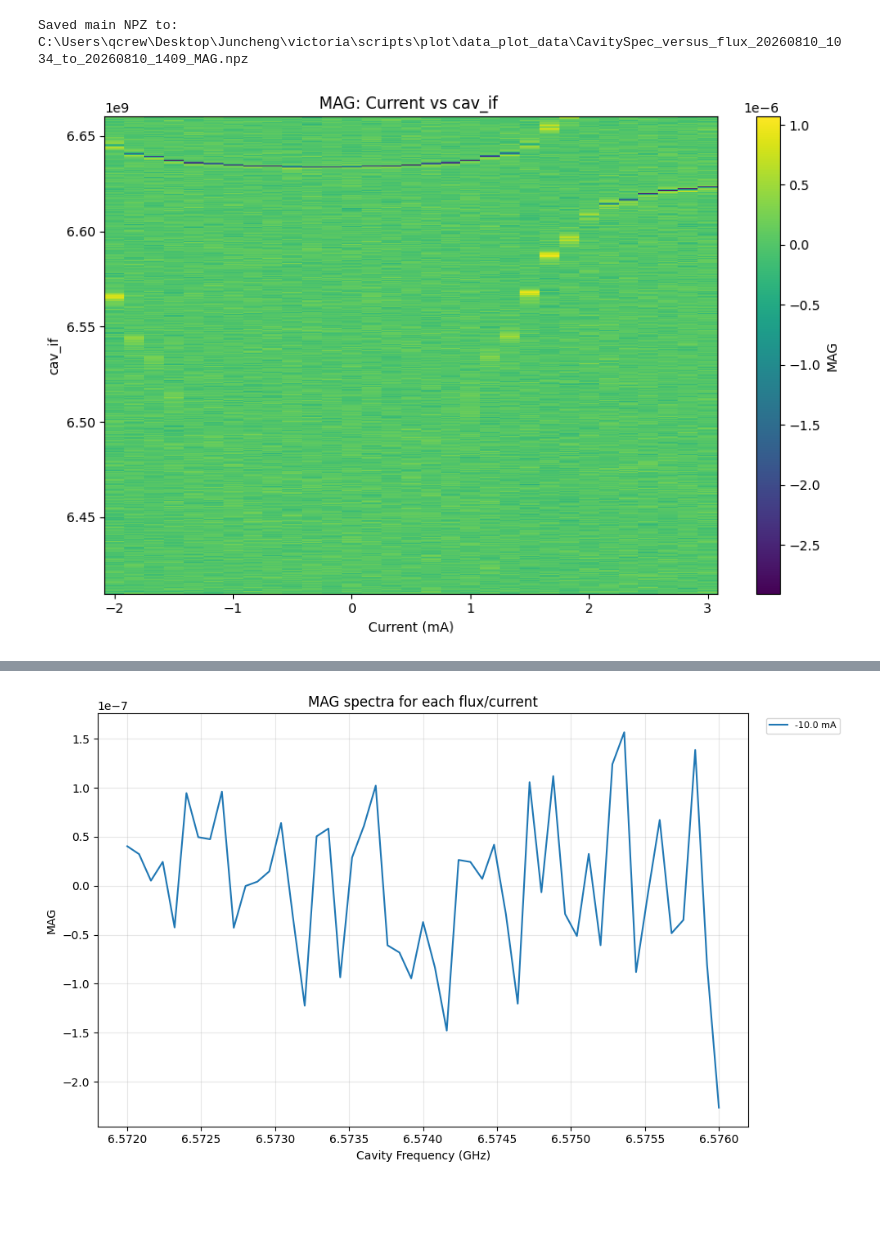
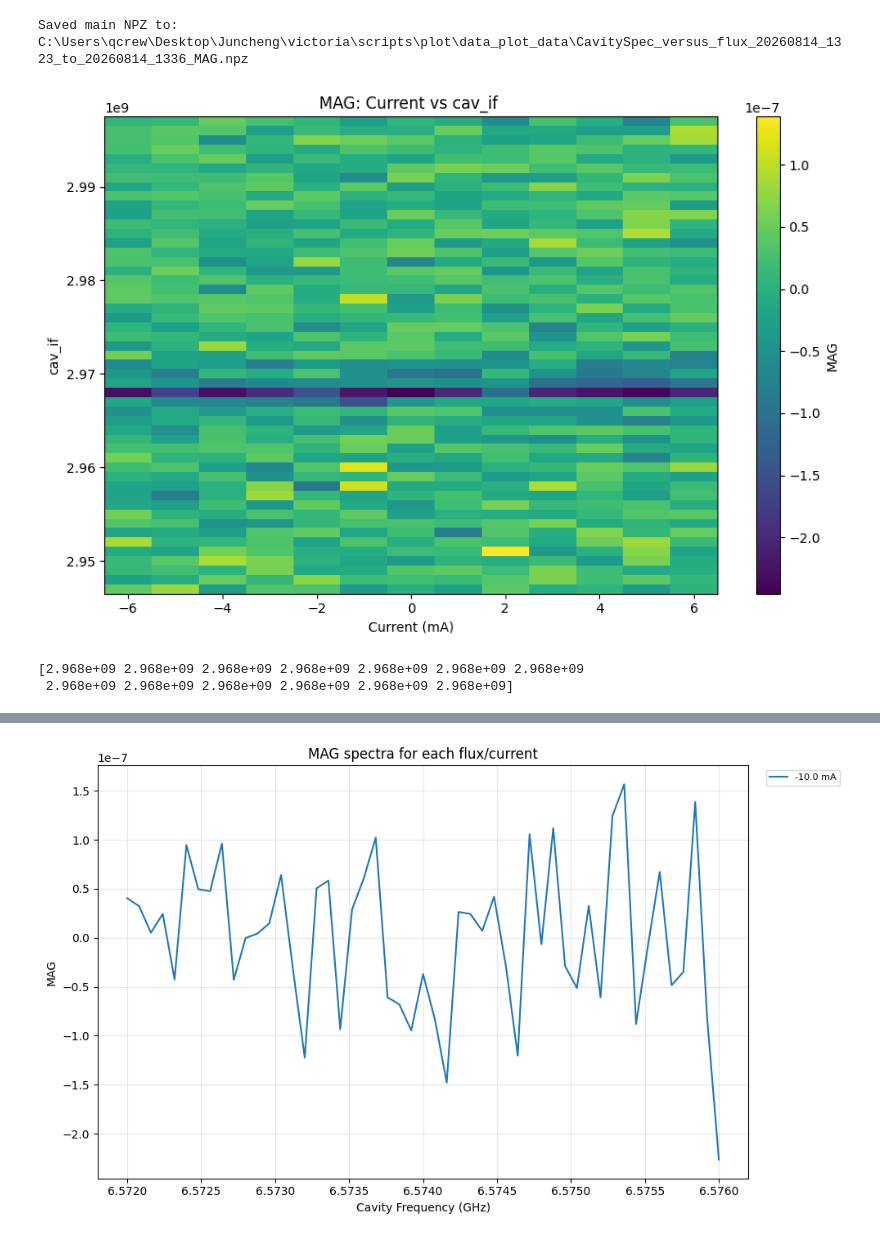
Before and after one commit to spinoandraptos/victoria, a Jupyter notebook: scripts/plot/plot_2d_versusflux.ipynb, the cells around one changed output, grey strips where cells are left out. Drawn from its saved outputs; the diff is of its cells as text; code cells hidden in the pictures; blank space fills up the shorter version.

```diff
--- a/scripts/plot/plot_2d_versusflux.ipynb
+++ b/scripts/plot/plot_2d_versusflux.ipynb
@@ -10,8 +10,8 @@ import matplotlib.pyplot as plt
 build_npz_from_hdf5 = True
 load_npz_for_analysis = True
 # current_A_print =np.linspace(start=0e-3, stop=1e-3, num=11)
-current_A_print2 =  np.linspace(start=-2e-3, stop=3e-3, num=31)#np.linspace(start=-6e-3, stop=6e-3, num=121) #np.linspace(start=-5e-3, stop=5e-3, num=41)
-lo =  6.61e9 + 50e6  # Hz
+current_A_print2 =  np.linspace(start=-6e-3, stop=6e-3, num=13)#np.linspace(start=-6e-3, stop=6e-3, num=121) #np.linspace(start=-5e-3, stop=5e-3, num=41)
+lo =  2.897e9+50e6#6.61e9 + 50e6  # Hz
 
 batches = [
     # {
@@ -22,9 +22,9 @@ batches = [
     #     "lo": lo,
     # },
     {
-        "date": "2026-08-10",
-        "folder": r"C:\Users\qcrew\Desktop\Juncheng\victoria\data\2026-08-10",
-        "time": ((10, 34), (14, 9)),
+        "date": "2026-08-14",
+        "folder": r"C:\Users\qcrew\Desktop\Juncheng\victoria\data\2026-08-14",
+        "time": ((13, 23), (13, 36)),
         "current": current_A_print2,
         "lo": lo,
     },
@@ -36,6 +36,7 @@ batches = [
     #     "lo": lo,
     # },
 ]
+
 
 file_key = "CavitySpec_versus_flux"
 plot_data = "MAG"          # "I", "Q", or "MAG"
@@ -138,74 +139,35 @@ if build_npz_from_hdf5:
 
     np.savez_compressed(
         npz_path, x_values=x_values, current=x_values, current_mA=np.array(x_values)*1e3,
         y_values=y_values, cav_if=y_values, sweep_axis=sweep_axis, I=I_2d, Q=Q_2d, MAG=MAG_2d,
         x_label=x_label, y_label=y_label, y_key=key, filenames=grouped_files,
         file_dates=file_dates, file_times=file_times, batch_dates=[b["date"] for b in batches],
         batch_start_times=[b["time"][0] for b in batches], batch_end_times=[b["time"][1] for b in batches],
         batch_folders=[b["folder"] for b in batches], file_key=file_key, subtract_mean=subtract_mean, plot_data_saved=plot_data
     )
     print(f"Saved main NPZ to: {npz_path}")
 
 if load_npz_for_analysis:
     data = np.load(npz_path, allow_pickle=True)
     x_values = data["current"]
     y_values = data["cav_if"]+lo if "cav_if" in data.keys() else data["y_values"]
     data_2d = data[plot_data]
 
     # Step 3: Raw 2D Mesh Plot
     base_mesh_plot(x_values, y_values, data_2d)
     plt.show()
 
     # Step 4 & 5: Find Min/Max Trace & Plot Overlay
     idx = np.argmin(data_2d, axis=1) if find_mode == "min" else np.argmax(data_2d, axis=1)
     trace_y, trace_val = y_values[idx], data_2d[np.arange(data_2d.shape[0]), idx]
+    print(y_values[idx])
 
     base_mesh_plot(x_values, y_values, data_2d, f"- raw {find_mode} trace")
     plt.plot(x_values * 1e3 if plot_current_in_mA else x_values, trace_y, "r.", markersize=3, label=f"{find_mode} points")
     plt.legend()
     plt.show()
-
-#     # Step 6: Filter Range
-#     mask = (x_values * 1e3 >= current_min_mA) & (x_values * 1e3 <= current_max_mA)
-#     x_sel, y_sel, val_sel = x_values[mask], trace_y[mask], trace_val[mask]
-
-#     # Step 7: Clean Vectorized Outliers (No loop needed!)
-#     good_mask = np.ones_like(y_sel, dtype=bool)
-#     if remove_outliers and len(y_sel) > 2:
-#         jump_left = np.abs(y_sel[1:-1] - y_sel[:-2])
-#         jump_right = np.abs(y_sel[1:-1] - y_sel[2:])
-#         good_mask[1:-1] = ~((jump_left > jump_threshold) & (jump_right > jump_threshold))
-
-#     x_clean, cav_if_clean, value_clean = x_sel[good_mask], y_sel[good_mask], val_sel[good_mask]
-
-#     # Step 8: Plot Profile Verification
-#     plt.figure(figsize=(8, 4))
-#     plt.plot(x_sel * 1e3, y_sel, "o", markersize=3, alpha=0.4, label="Selected raw points")
-#     plt.plot(x_clean * 1e3, cav_if_clean, "o-", markersize=4, label="Cleaned points")
-#     plt.grid(True); plt.legend(); plt.xlabel("Current (mA)"); plt.ylabel("cav_if")
-#     plt.title(f"Cleaned {find_mode} trace, {plot_data}")
-#     plt.tight_layout()
-#     plt.show()
-
-#     # Step 9: Cleaned 2D Focus Plot
-#     base_mesh_plot(x_values, y_values, data_2d, f"- cleaned {find_mode} trace")
-#     plt.plot(x_clean * 1e3, cav_if_clean, "r.-", markersize=4, label="Cleaned trace")
-#     plt.xlim(current_min_mA, current_max_mA)
-#     plt.legend()
-#     plt.show()
-
-#     # Step 10: Save Cleaned Data
-#     if save_min_trace:
-#         save_min_name = save_npz_name.replace(".npz", f"_{find_mode}_trace_{current_min_mA:g}_to_{current_max_mA:g}mA_cleaned.npz")
-#         np.savez_compressed(
-#             os.path.join(output_folder, save_min_name),
-#             current=x_clean, current_mA=x_clean*1e3, cav_if=cav_if_clean, value=value_clean,
-#             good_mask=good_mask, range_mask=mask, plot_data=plot_data, find_mode=find_mode
-#         )
-
-#     # Step 11: Final Printout
-#     print(f"\ncurrent = [{', '.join(f'{x*1e3:.9g}' for x in x_clean)}]")
-#     print(f"\ncav_if = [{', '.join(f'{y:.9g}' for y in cav_if_clean)}]")
 # %% [output]
-Saved main NPZ to: C:\Users\qcrew\Desktop\Juncheng\victoria\scripts\plot\data_plot_data\CavitySpec_versus_flux_20260810_1034_to_20260810_1409_MAG.npz
+Saved main NPZ to: C:\Users\qcrew\Desktop\Juncheng\victoria\scripts\plot\data_plot_data\CavitySpec_versus_flux_20260814_1323_to_20260814_1336_MAG.npz
-[figure, old version]
+[figure, new version]
+[2.968e+09 2.968e+09 2.968e+09 2.968e+09 2.968e+09 2.968e+09 2.968e+09
+ 2.968e+09 2.968e+09 2.968e+09 2.968e+09 2.968e+09 2.968e+09]
```
Also changed, not shown: parts of 1 cell of this notebook, 21 other files.
